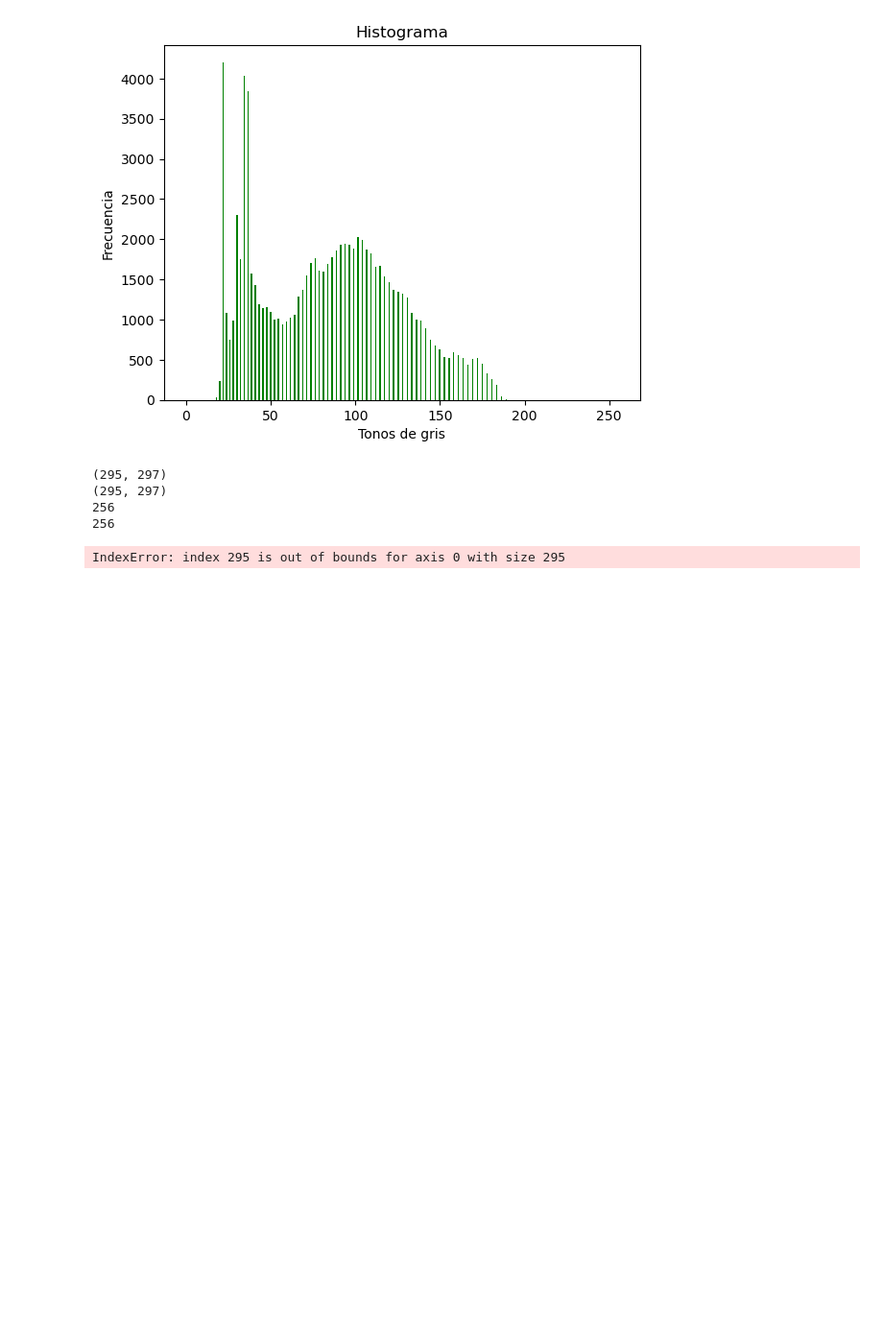
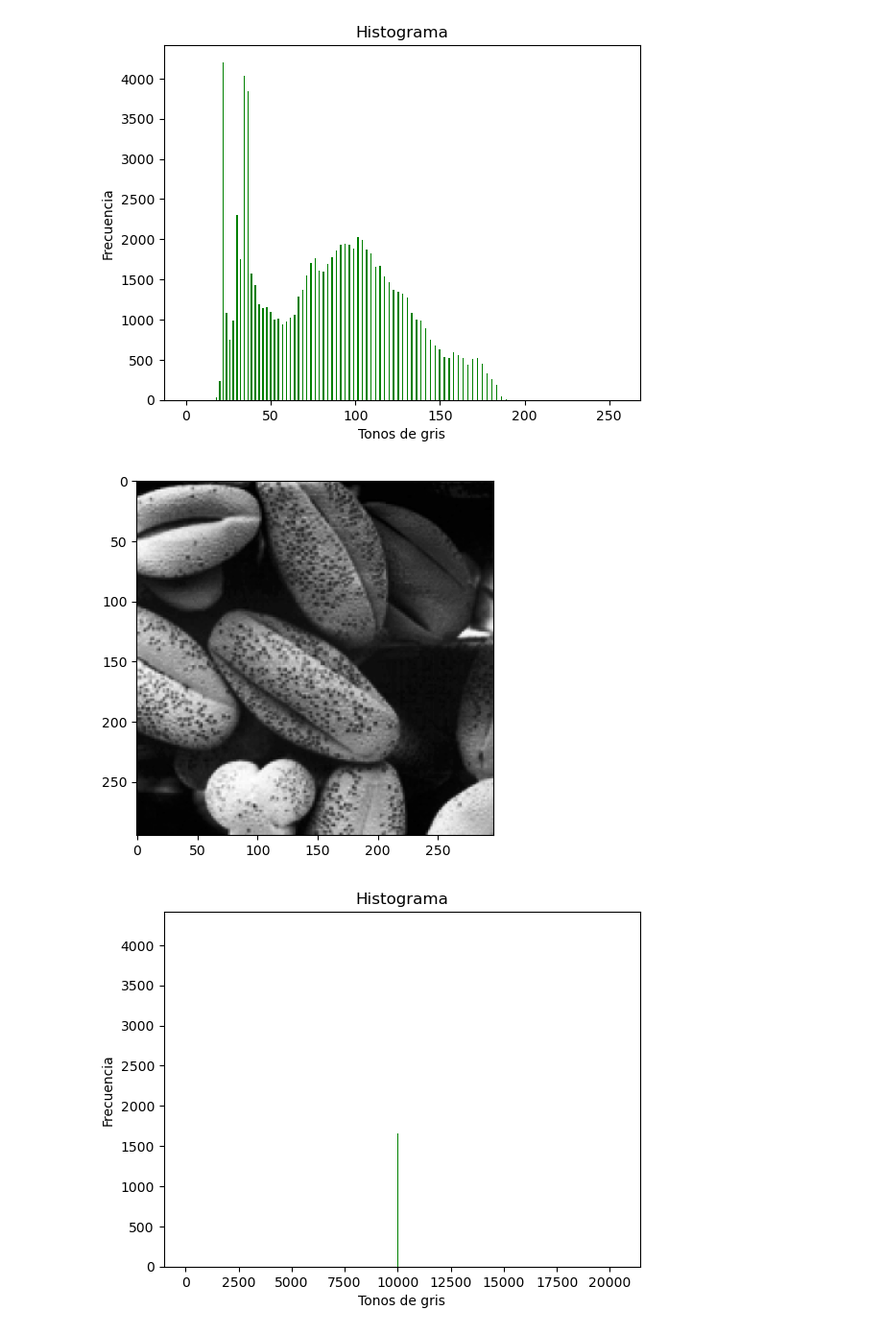
Before and after one commit to DexenRoss/PDI, a Jupyter notebook: Practica3/Practica3.ipynb, the cells around one changed output. Shown: that part at 96% size. Drawn from its saved outputs; the diff is of its cells as text; code cells hidden in the pictures; blank space fills up the shorter version.

Commit message:
Se intento mostrar la grafica de la imagen ecualizada

```diff
--- a/Practica3/Practica3.ipynb
+++ b/Practica3/Practica3.ipynb
@@ -132,12 +133,13 @@ def ecualizar(imagen,lista):
             ecualizada[ren][col] = (imagen[ren][col]+1)*acumulaPr[pixel]*255;
     return ecualizada
 # %%
+#Ecualizamos la imagen original
 ecu=ecualizar(image,dic1)
+#Creamos su histograma
+dicEc=crea_diccionario(ecu)
 
 plot(ecu)
+plot_histograma(dicEc)
 # %% [output]
-(295, 297)
-(295, 297)
-256
-256
-IndexError: index 295 is out of bounds for axis 0 with size 295
+[figure, added]
+[figure, added]
```
Also changed, not shown: parts of 2 cells of this notebook.
